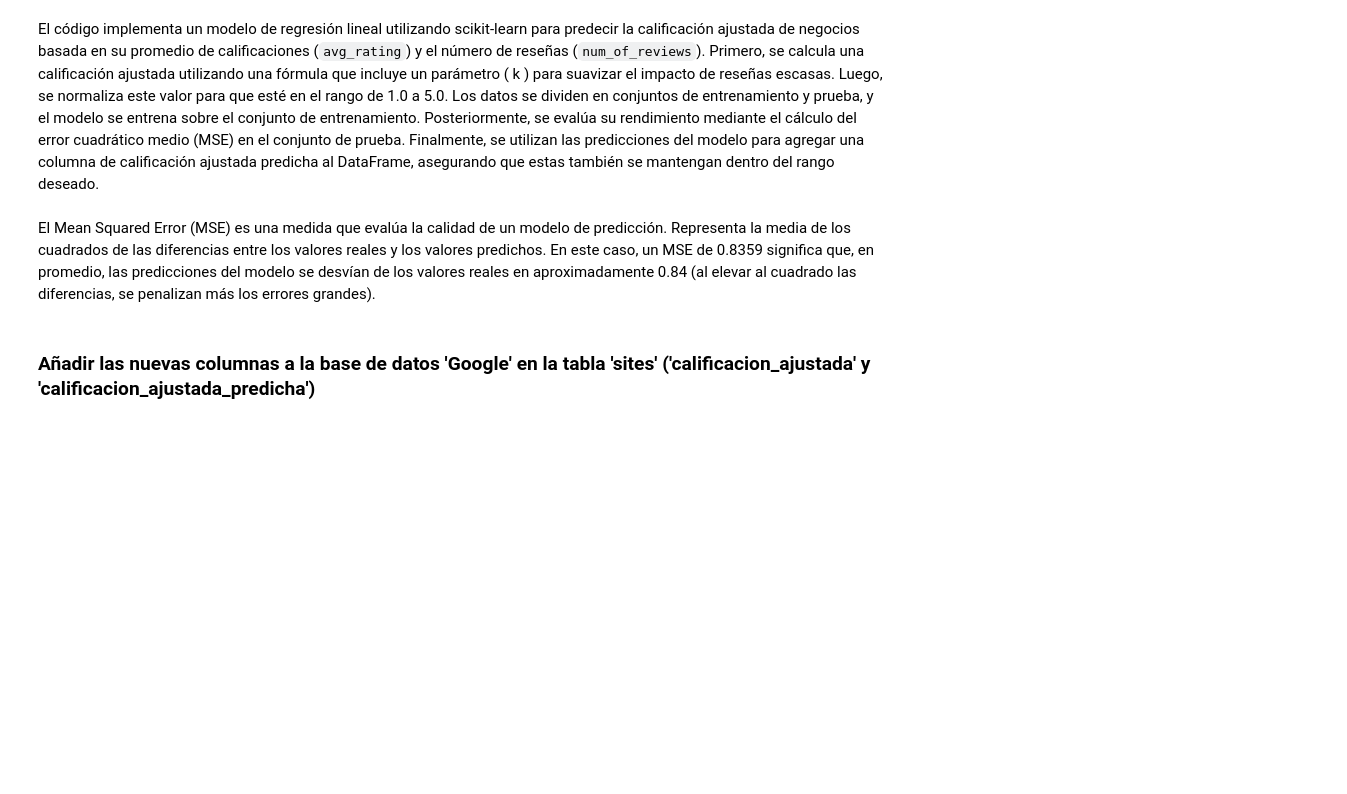
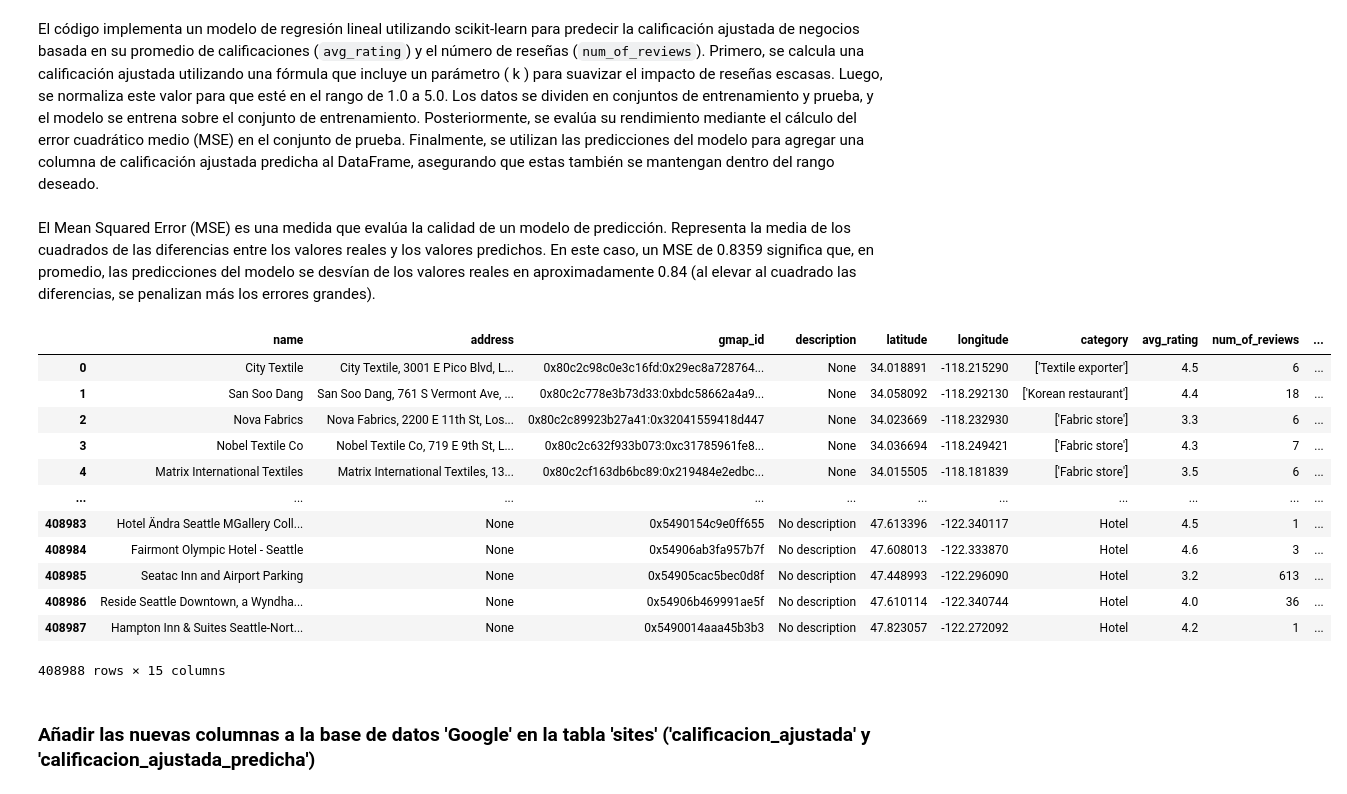
Before and after one commit to Gustavocoello/PF_Google_Yelp, a Jupyter notebook: ML_concepto/ML_producto.ipynb, the cells around one changed output. Cells and saved outputs as stored; diff of their text form; code cells hidden in the pictures; blank space fills up the shorter version.

```diff
--- a/ML_concepto/ML_producto.ipynb
+++ b/ML_concepto/ML_producto.ipynb
@@ -335,5 +335,21 @@ Mean Squared Error: 0.8359213972976306
 El código implementa un modelo de regresión lineal utilizando scikit-learn para predecir la calificación ajustada de negocios basada en su promedio de calificaciones (`avg_rating`) y el número de reseñas (`num_of_reviews`). Primero, se calcula una calificación ajustada utilizando una fórmula que incluye un parámetro \( k \) para suavizar el impacto de reseñas escasas. Luego, se normaliza este valor para que esté en el rango de 1.0 a 5.0. Los datos se dividen en conjuntos de entrenamiento y prueba, y el modelo se entrena sobre el conjunto de entrenamiento. Posteriormente, se evalúa su rendimiento mediante el cálculo del error cuadrático medio (MSE) en el conjunto de prueba. Finalmente, se utilizan las predicciones del modelo para agregar una columna de calificación ajustada predicha al DataFrame, asegurando que estas también se mantengan dentro del rango deseado.
 # %% [markdown]
 El Mean Squared Error (MSE) es una medida que evalúa la calidad de un modelo de predicción. Representa la media de los cuadrados de las diferencias entre los valores reales y los valores predichos. En este caso, un MSE de 0.8359 significa que, en promedio, las predicciones del modelo se desvían de los valores reales en aproximadamente 0.84 (al elevar al cuadrado las diferencias, se penalizan más los errores grandes).
+# %%
+df_sites
+# %% [output]
+|  | name | address | gmap_id | description | latitude | longitude | category | avg_rating | num_of_reviews | ... |
+| 0 | City Textile | City Textile, 3001 E Pico Blvd, L... | 0x80c2c98c0e3c16fd:0x29ec8a728764... | None | 34.018891 | -118.215290 | ['Textile exporter'] | 4.5 | 6 | ... |
+| 1 | San Soo Dang | San Soo Dang, 761 S Vermont Ave, ... | 0x80c2c778e3b73d33:0xbdc58662a4a9... | None | 34.058092 | -118.292130 | ['Korean restaurant'] | 4.4 | 18 | ... |
+| 2 | Nova Fabrics | Nova Fabrics, 2200 E 11th St, Los... | 0x80c2c89923b27a41:0x32041559418d447 | None | 34.023669 | -118.232930 | ['Fabric store'] | 3.3 | 6 | ... |
+| 3 | Nobel Textile Co | Nobel Textile Co, 719 E 9th St, L... | 0x80c2c632f933b073:0xc31785961fe8... | None | 34.036694 | -118.249421 | ['Fabric store'] | 4.3 | 7 | ... |
+| 4 | Matrix International Textiles | Matrix International Textiles, 13... | 0x80c2cf163db6bc89:0x219484e2edbc... | None | 34.015505 | -118.181839 | ['Fabric store'] | 3.5 | 6 | ... |
+| ... | ... | ... | ... | ... | ... | ... | ... | ... | ... | ... |
+| 408983 | Hotel Ändra Seattle MGallery Coll... | None | 0x5490154c9e0ff655 | No description | 47.613396 | -122.340117 | Hotel | 4.5 | 1 | ... |
+| 408984 | Fairmont Olympic Hotel - Seattle | None | 0x54906ab3fa957b7f | No description | 47.608013 | -122.333870 | Hotel | 4.6 | 3 | ... |
+| 408985 | Seatac Inn and Airport Parking | None | 0x54905cac5bec0d8f | No description | 47.448993 | -122.296090 | Hotel | 3.2 | 613 | ... |
+| 408986 | Reside Seattle Downtown, a Wyndha... | None | 0x54906b469991ae5f | No description | 47.610114 | -122.340744 | Hotel | 4.0 | 36 | ... |
+| 408987 | Hampton Inn & Suites Seattle-Nort... | None | 0x5490014aaa45b3b3 | No description | 47.823057 | -122.272092 | Hotel | 4.2 | 1 | ... |
+408988 rows × 15 columns
 # %% [markdown]
 ### Añadir las nuevas columnas a la base de datos 'Google' en la tabla 'sites' ('calificacion_ajustada' y 'calificacion_ajustada_predicha')
```
Also changed, not shown: parts of 2 cells of this notebook.
